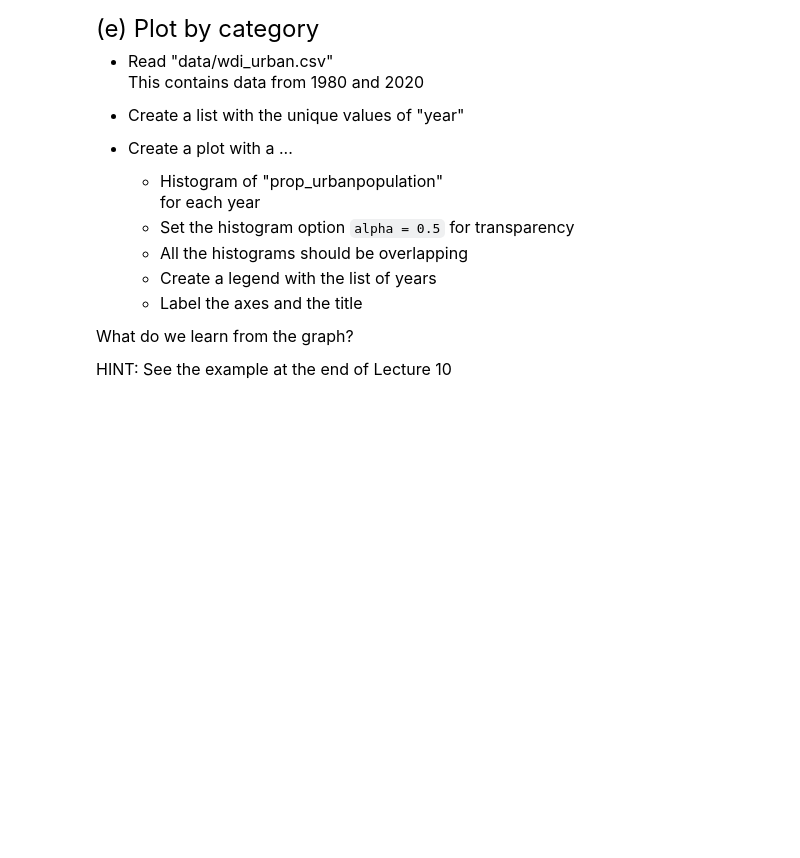
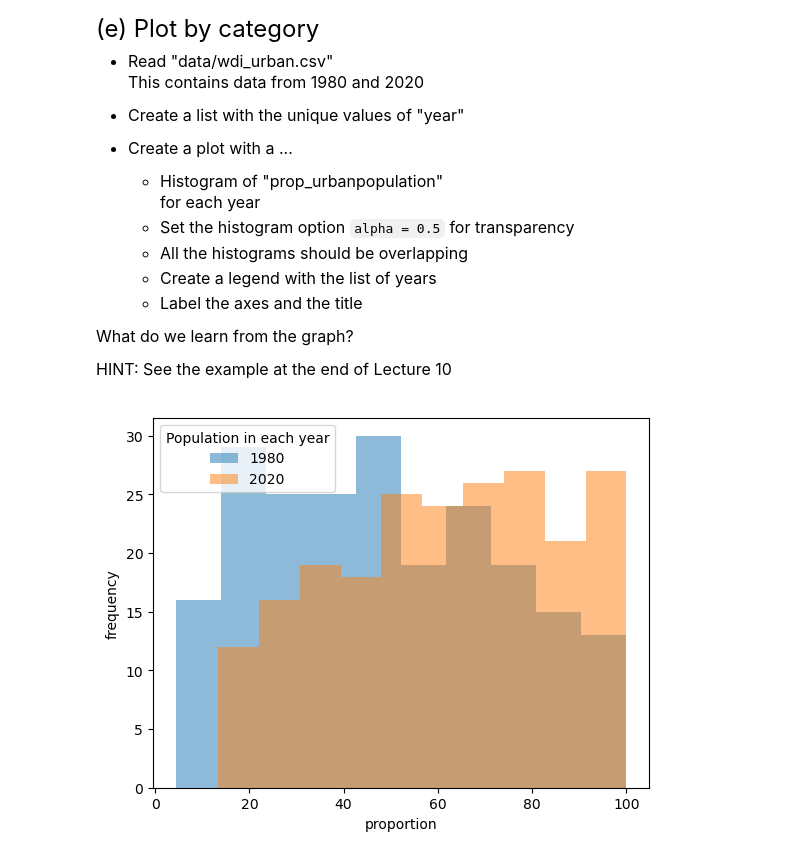
Before and after one commit to CherylllChung/Emoryqtm151-2023, a Jupyter notebook: Assignments/Assignment 6/Assignment 6.ipynb, the cells around one changed output. Saved outputs shown, nothing was run; the diff lists cells and outputs as text; code cells hidden in the pictures; blank space fills up the shorter version.

```diff
--- a/Assignments/Assignment 6/Assignment 6.ipynb
+++ b/Assignments/Assignment 6/Assignment 6.ipynb
@@ -172,0 +179,25 @@ HINT: See the example at the end of Lecture 10
+# %%
+# Write your own code here
+wdi_urban = pd.read_csv("data/wdi_urban.csv")
+wdi_urban
+year_list = pd.unique(wdi_urban["year"])
+
+for catagory in year_list:
+    df   = wdi_urban .query("year == @catagory")
+    plt.hist(df["prop_urbanpopulation"], alpha = 0.5)
+
+
+# list_unique_cylinders = pd.unique(carfeatures["cylinders"])
+
+# for category_value in list_unique_cylinders:
+#     temporarydataframe = carfeatures.query("cylinders == @category_value")
+#     plt.hist(temporarydataframe["mpg"],alpha = 0.5)
+
+plt.legend(labels = year_list)
+plt.xlabel("proportion")
+plt.ylabel("frequency")
+plt.legend(labels = year_list,
+           title  = "Population in each year")
+plt.show()
+# %% [output]
+[figure, added]
```
Also changed, not shown: parts of 5 cells of this notebook, 1 other file.
